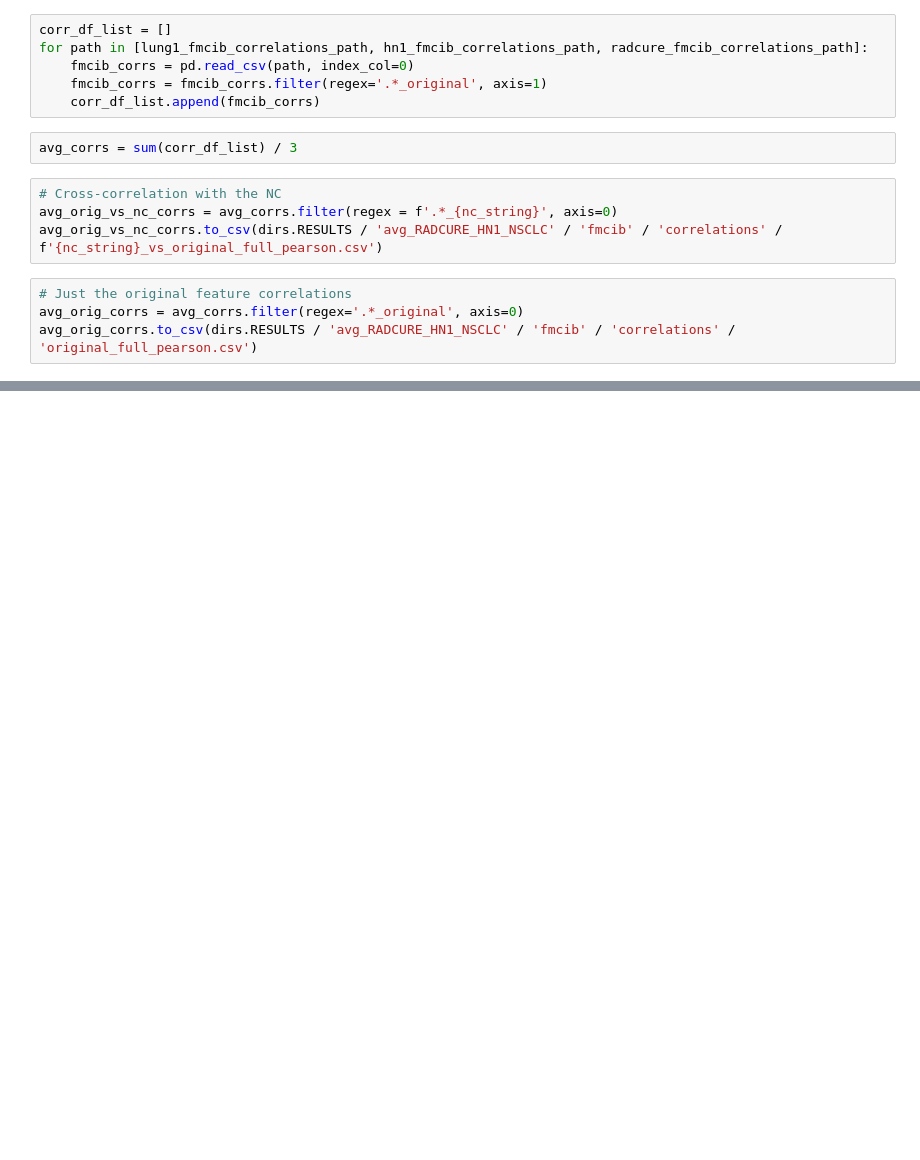
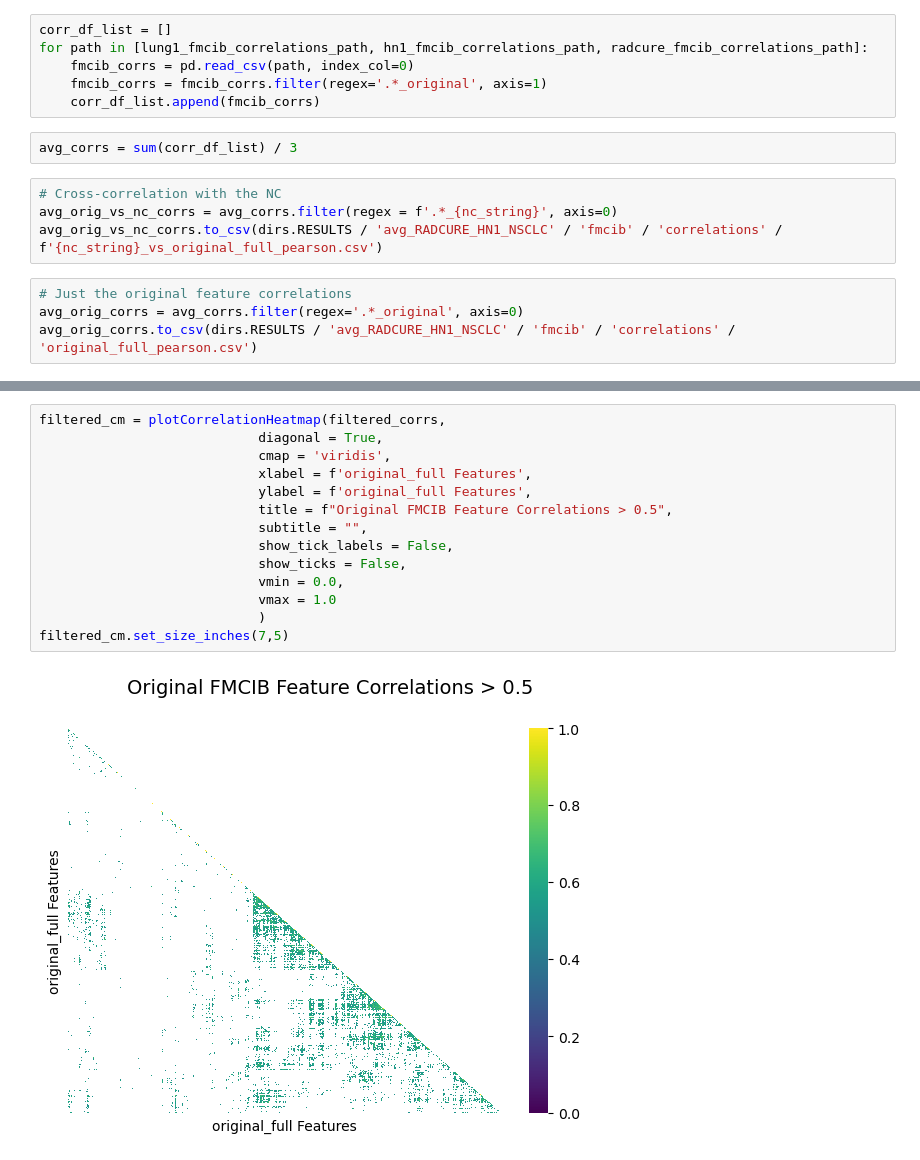
Before and after one commit to bhklab/readii_2_roqc, a Jupyter notebook: sandbox/dev/dev_correlate.ipynb, the cells around one changed output, grey strips where cells are left out. Saved outputs shown, nothing was run; the diff lists cells and outputs as text; blank space fills up the shorter version.

```diff
--- a/sandbox/dev/dev_correlate.ipynb
+++ b/sandbox/dev/dev_correlate.ipynb
@@ -1049,0 +1098,16 @@ for itype in itypes:
+# %%
+filtered_cm = plotCorrelationHeatmap(filtered_corrs,
+                            diagonal = True,
+                            cmap = 'viridis',
+                            xlabel = f'original_full Features',
+                            ylabel = f'original_full Features',
+                            title = f"Original FMCIB Feature Correlations > 0.5",
+                            subtitle = "",
+                            show_tick_labels = False,
+                            show_ticks = False,
+                            vmin = 0.0,
+                            vmax = 1.0
+                            )
+filtered_cm.set_size_inches(7,5)
+# %% [output]
+[figure, added]
```
Also changed, not shown: parts of 23 cells of this notebook.
